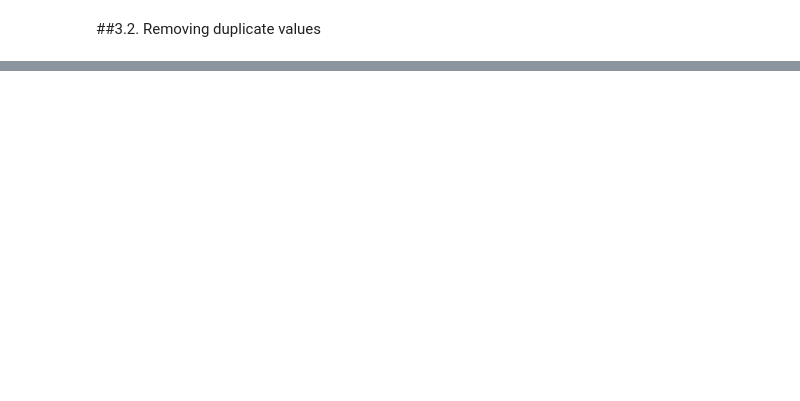
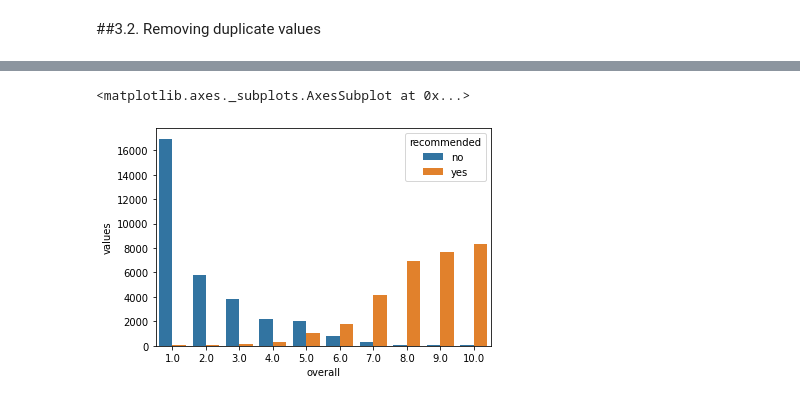
Before and after one commit to DristantaNirola/Airline_Passenger_referral_Prediction, a Jupyter notebook: Airline_Passenger_referral_Prediction.ipynb, the cells around one changed output, grey strips where cells are left out. Saved outputs shown, nothing was run; the diff lists cells and outputs as text; code cells hidden in the pictures; blank space fills up the shorter version.

```diff
--- a/Airline_Passenger_referral_Prediction.ipynb
+++ b/Airline_Passenger_referral_Prediction.ipynb
@@ -149,0 +183,4 @@ def target(x):
+# %%
+df_bar= sub_df.value_counts().reset_index()
+df_bar.columns= ['overall','recommended','values']
+df_bar.sort_values(by=['overall','recommended'],ignore_index=True)
@@ -149,0 +205,8 @@ def target(x):
+# %%
+sns.barplot(y = 'values',
+            x = 'overall',
+            hue = 'recommended',
+            data = df_bar)
+# %% [output]
+<matplotlib.axes._subplots.AxesSubplot at 0x...>
+[figure, added]
```
Also changed, not shown: parts of 100 cells of this notebook.
